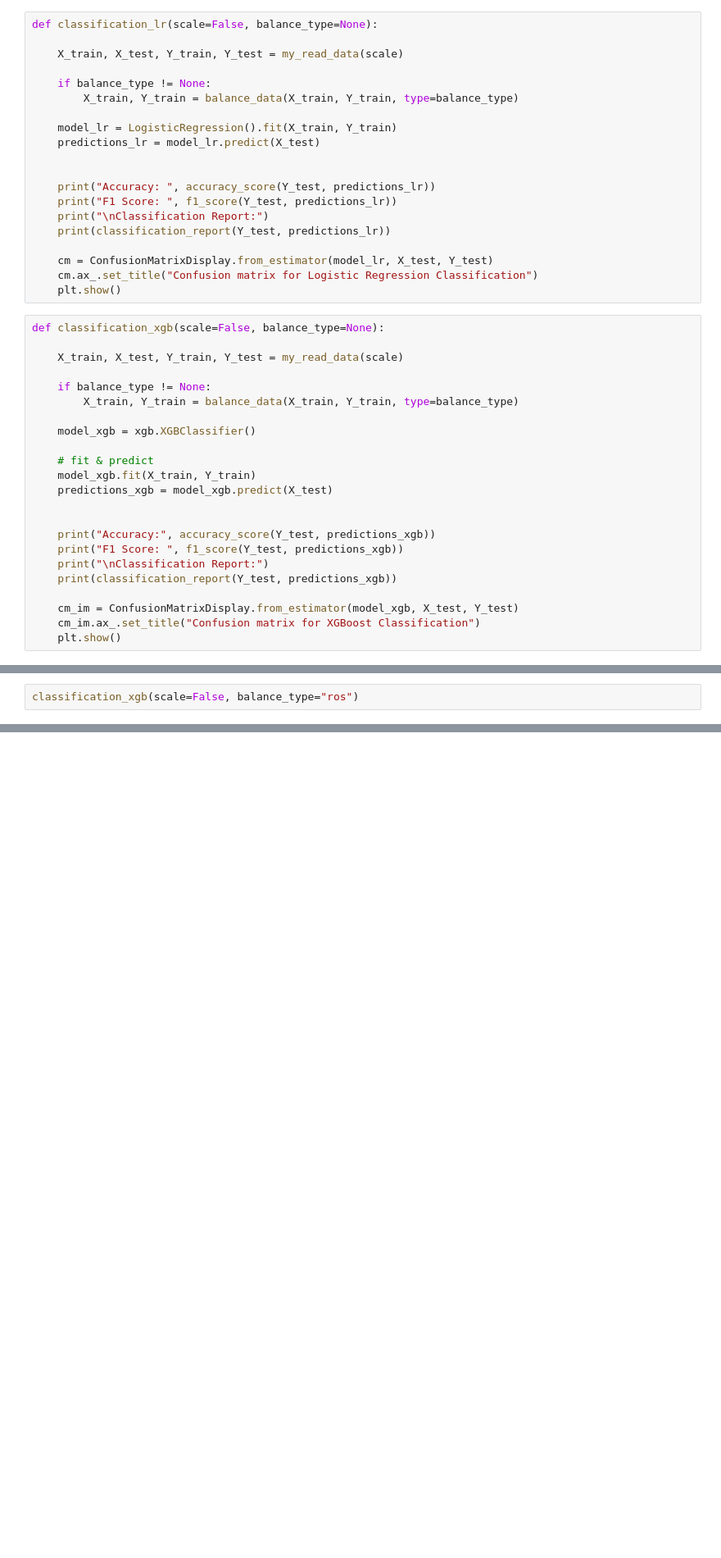
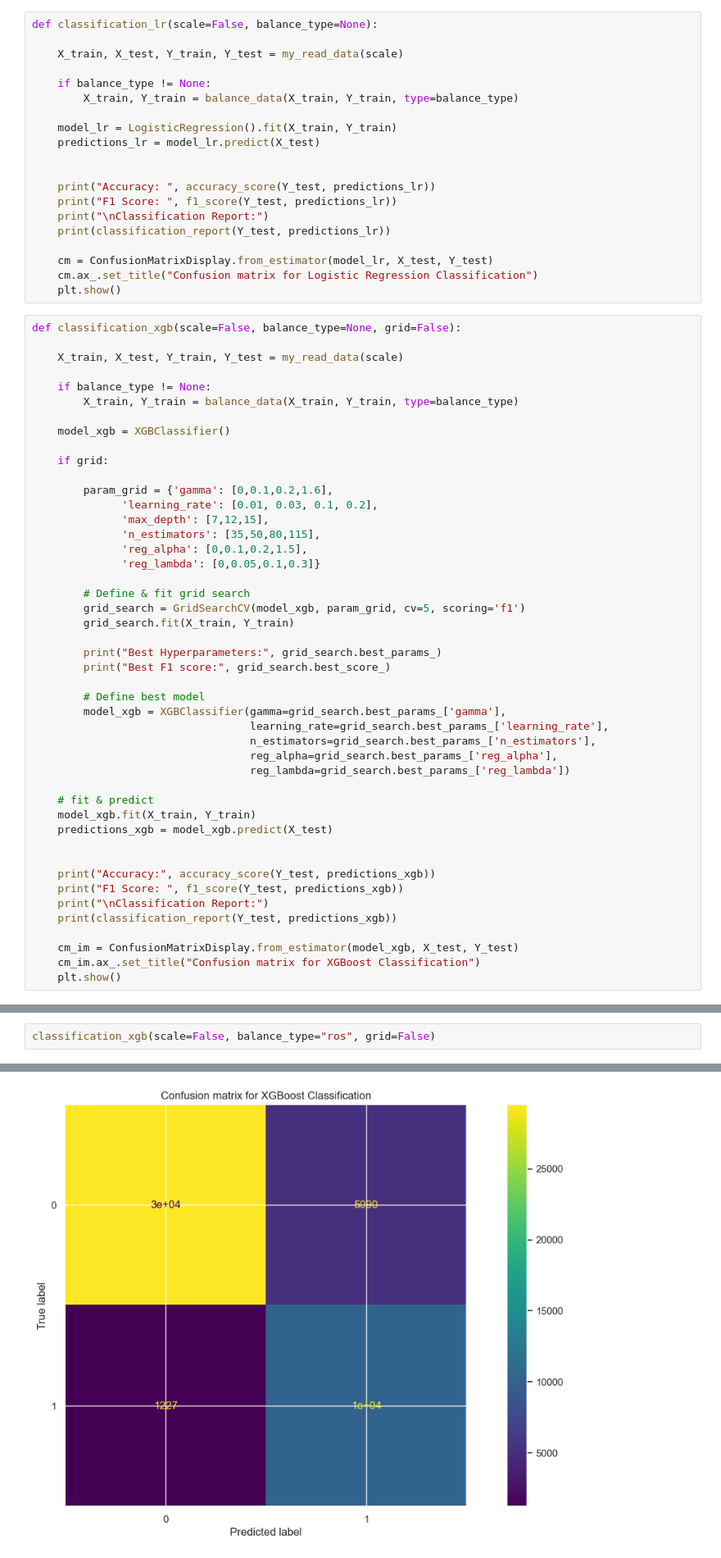
Before and after one commit to Staszek15/Data-Mining-Project, a Jupyter notebook: adults_classification.ipynb, the cells around one changed output, grey strips where cells are left out. Shown at 82% size. Cells and saved outputs as stored; diff of their text form; blank space fills up the shorter version.

```diff
--- a/adults_classification.ipynb
+++ b/adults_classification.ipynb
@@ -146,14 +146,37 @@ def classification_lr(scale=False, balance_type=None):
     cm.ax_.set_title("Confusion matrix for Logistic Regression Classification")
     plt.show()
 # %%
-def classification_xgb(scale=False, balance_type=None):
+def classification_xgb(scale=False, balance_type=None, grid=False):
 
     X_train, X_test, Y_train, Y_test = my_read_data(scale)
 
     if balance_type != None:
         X_train, Y_train = balance_data(X_train, Y_train, type=balance_type)
 
-    model_xgb = xgb.XGBClassifier()
+    model_xgb = XGBClassifier()
+
+    if grid:
+
+        param_grid = {'gamma': [0,0.1,0.2,1.6],
+              'learning_rate': [0.01, 0.03, 0.1, 0.2],
+              'max_depth': [7,12,15],
+              'n_estimators': [35,50,80,115],
+              'reg_alpha': [0,0.1,0.2,1.5],
+              'reg_lambda': [0,0.05,0.1,0.3]}
+
+        # Define & fit grid search
+        grid_search = GridSearchCV(model_xgb, param_grid, cv=5, scoring='f1')
+        grid_search.fit(X_train, Y_train)
+
+        print("Best Hyperparameters:", grid_search.best_params_)
+        print("Best F1 score:", grid_search.best_score_)
+
+        # Define best model
+        model_xgb = XGBClassifier(gamma=grid_search.best_params_['gamma'],
+                                  learning_rate=grid_search.best_params_['learning_rate'],
+                                  n_estimators=grid_search.best_params_['n_estimators'],
+                                  reg_alpha=grid_search.best_params_['reg_alpha'],
+                                  reg_lambda=grid_search.best_params_['reg_lambda'])
 
     # fit & predict
     model_xgb.fit(X_train, Y_train)
@@ -231,4 +254,5 @@ Classification Report:
 weighted avg       0.95      0.95      0.95     46043
 [figure]
 # %%
-classification_xgb(scale=False, balance_type="ros")
+classification_xgb(scale=False, balance_type="ros", grid=False)
+# %% [output]
@@ -235,2 +271,3 @@ classification_xgb(scale=False, balance_type="ros")
+[figure, added]
 # %%
 classification_lr(scale=False, balance_type="ros")
```
Also changed, not shown: parts of 6 cells of this notebook.
